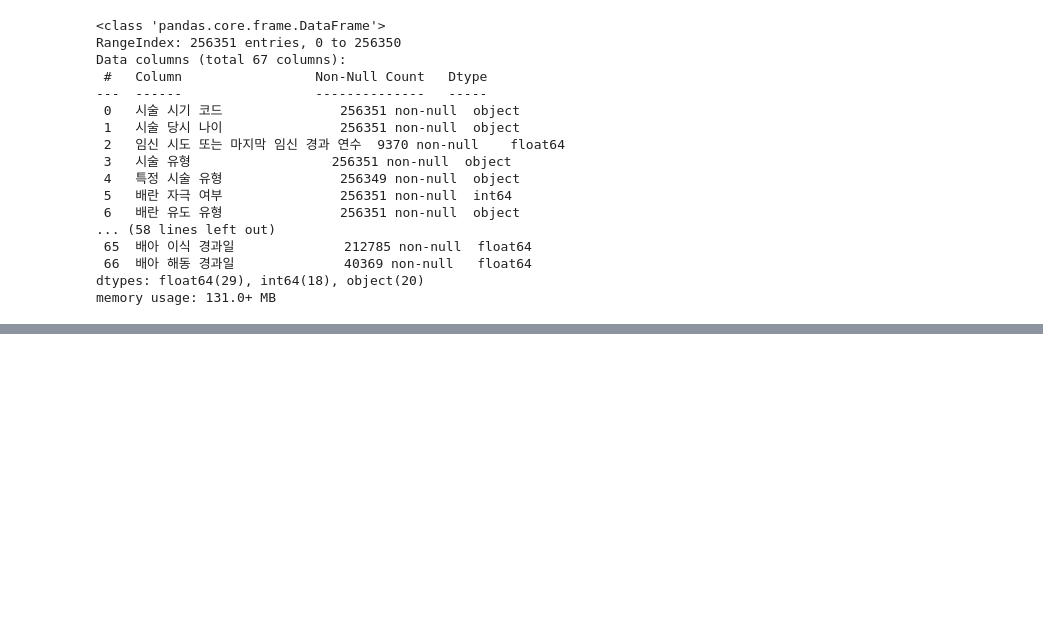
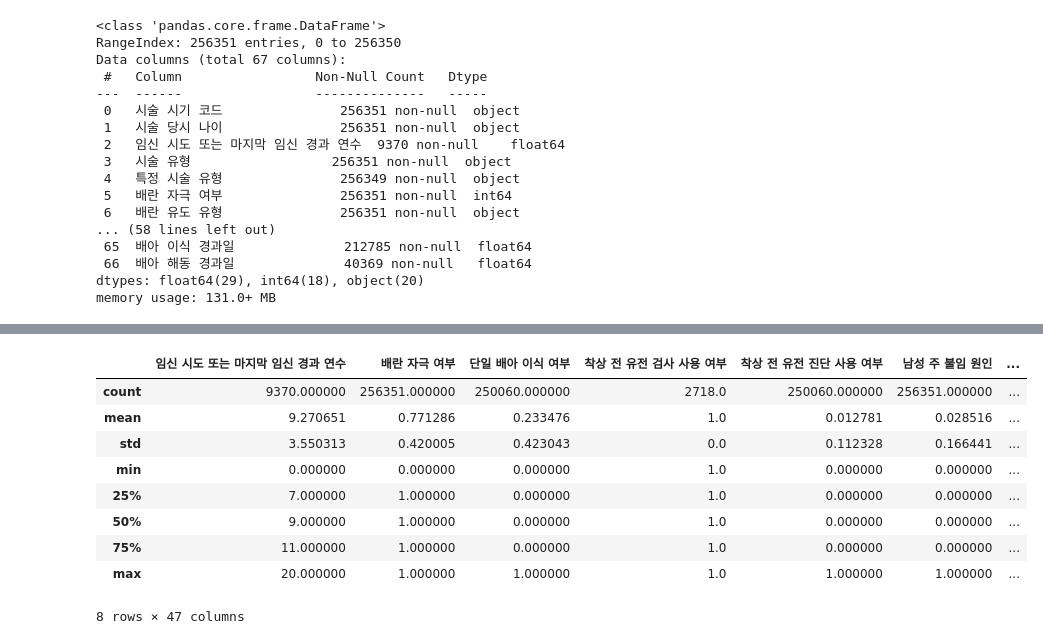
Before and after one commit to helloNarehase/LG_Aimers_2025, a Jupyter notebook: data_preprocess/missing_val.ipynb, the cells around one changed output, grey strips where cells are left out. Drawn from its saved outputs; the diff is of its cells as text; code cells hidden in the pictures; blank space fills up the shorter version.

```diff
--- a/data_preprocess/missing_val.ipynb
+++ b/data_preprocess/missing_val.ipynb
@@ -43,6 +37,0 @@ def drop_high_missing_columns(df, threshold=0.5):
-# %%
-# 결측치 비율 50% 넘는 열 삭제
-train_X, dropped_columns = drop_high_missing_columns(train_X, threshold=0.5)
-print(dropped_columns)
-test_df, dropped_columns = drop_high_missing_columns(test_df, threshold=0.5)
-print(dropped_columns)
@@ -194,0 +58,13 @@ test_cleaned['배아 이식 경과일'].hist(figsize=(10, 5), bins=20)
+# %%
+train_X.describe() # 수치형 컬럼럼
+# %% [output]
+|  | 임신 시도 또는 마지막 임신 경과 연수 | 배란 자극 여부 | 단일 배아 이식 여부 | 착상 전 유전 검사 사용 여부 | 착상 전 유전 진단 사용 여부 | 남성 주 불임 원인 | ... |
+| count | 9370.000000 | 256351.000000 | 250060.000000 | 2718.0 | 250060.000000 | 256351.000000 | ... |
+| mean | 9.270651 | 0.771286 | 0.233476 | 1.0 | 0.012781 | 0.028516 | ... |
+| std | 3.550313 | 0.420005 | 0.423043 | 0.0 | 0.112328 | 0.166441 | ... |
+| min | 0.000000 | 0.000000 | 0.000000 | 1.0 | 0.000000 | 0.000000 | ... |
+| 25% | 7.000000 | 1.000000 | 0.000000 | 1.0 | 0.000000 | 0.000000 | ... |
+| 50% | 9.000000 | 1.000000 | 0.000000 | 1.0 | 0.000000 | 0.000000 | ... |
+| 75% | 11.000000 | 1.000000 | 0.000000 | 1.0 | 0.000000 | 0.000000 | ... |
+| max | 20.000000 | 1.000000 | 1.000000 | 1.0 | 1.000000 | 1.000000 | ... |
+8 rows × 47 columns
```
Also changed, not shown: parts of 43 cells of this notebook, 2 other files.
